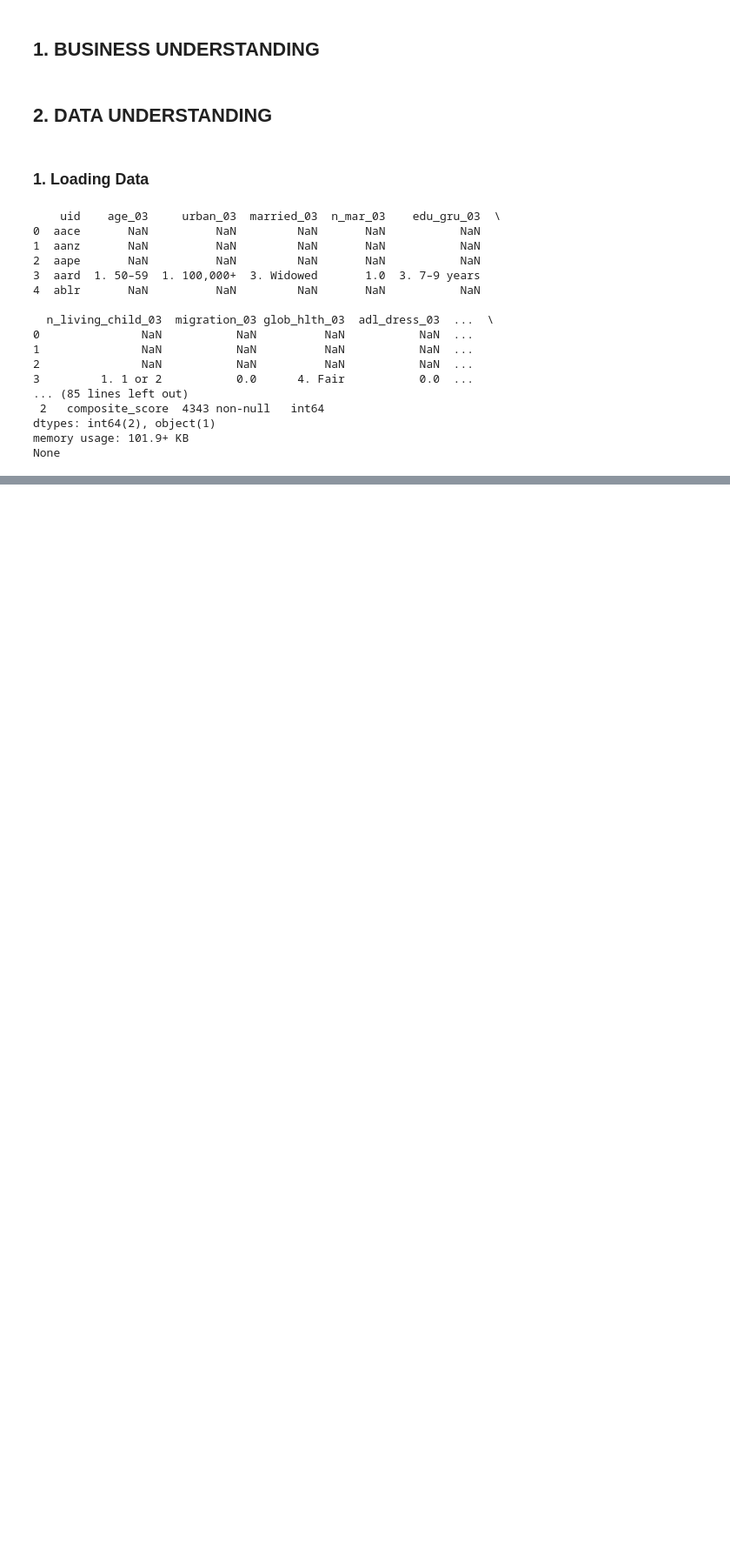
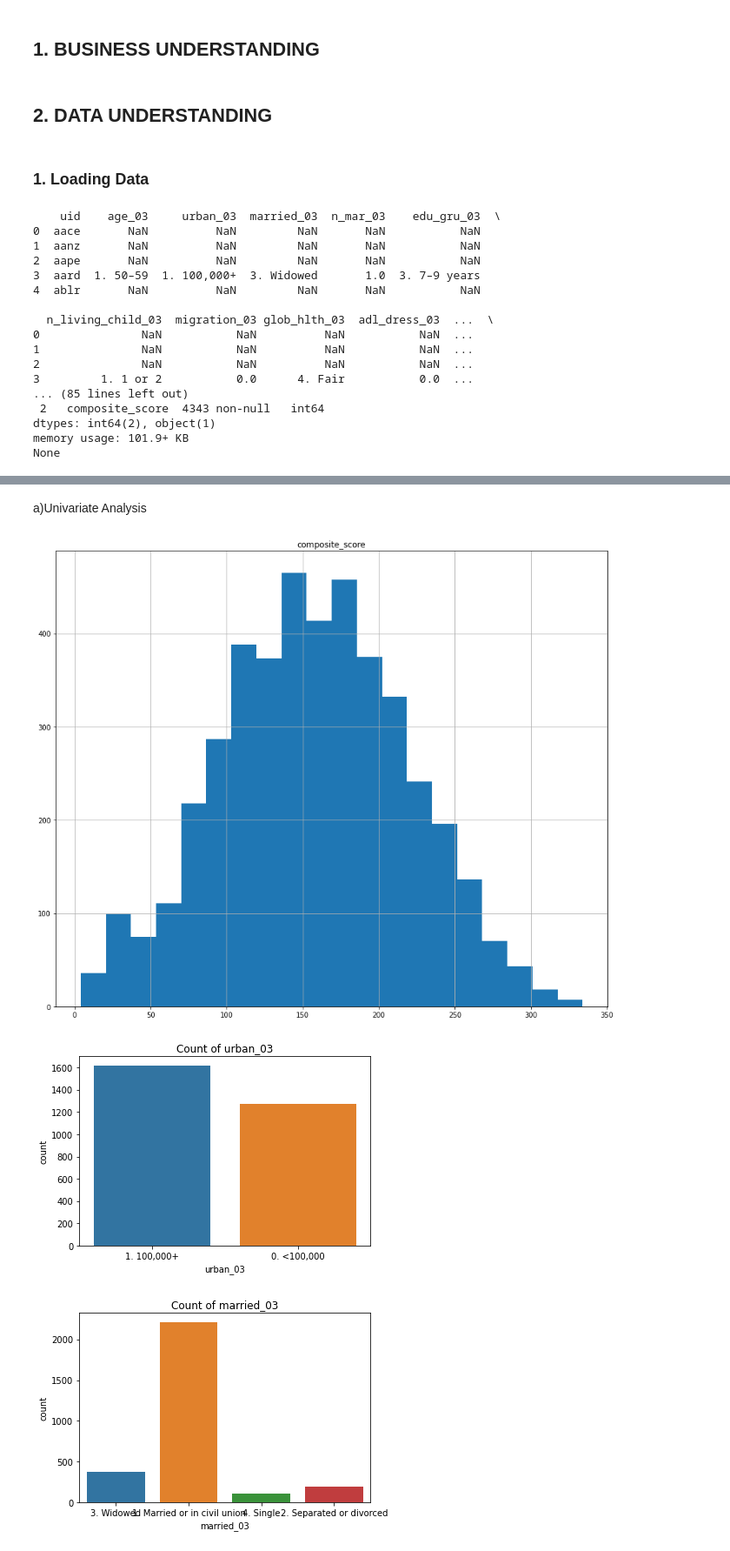
Before and after one commit to geomwangi007/Early-Detection-of-Alzheimer-s-Disease-and-Related-Dementias-Using-Social-Determinants-of-Health, a Jupyter notebook: IPNYBS/Cynthia.ipynb, the cells around one changed output, grey strips where cells are left out. Shown at 87% size. Saved outputs shown, nothing was run; the diff lists cells and outputs as text; code cells hidden in the pictures; blank space fills up the shorter version.

```diff
--- a/IPNYBS/Cynthia.ipynb
+++ b/IPNYBS/Cynthia.ipynb
@@ -630,4 +104,0 @@ data['years_since_2000'] = data['year'] - 2001
-# %%
-
-# Log transform for skewed income feature
-data['log_income'] = np.log1p(data['rinc_pension_12'])  # Adding 1 to avoid log(0)
@@ -640,3 +104,0 @@ data['log_income'] = np.log1p(data['rinc_pension_12'])  # Adding 1 to avoid log(
-# %%
-#Interaction between urban status and income
-data['urban_income'] = data['urban_03'] * data['rinc_pension_12']
@@ -647,3 +104,0 @@ data['urban_income'] = data['urban_03'] * data['rinc_pension_12']
-# %%
-#Aggregating social activity features
-data['social_engagement'] = data[['rsocact_m_12', 'rrelgwk_12']].sum(axis=1)
@@ -654,3 +104,0 @@ data['social_engagement'] = data[['rsocact_m_12', 'rrelgwk_12']].sum(axis=1)
-# %%
-#Binary flag for high education level
-data['high_education'] = (data['edu_gru_03'] > 12).astype(int)  # Assuming 12 years as the threshold
@@ -658,0 +107,20 @@ data['high_education'] = (data['edu_gru_03'] > 12).astype(int)  # Assuming 12 ye
+# %% [markdown]
+a)Univariate Analysis
+# %%
+
+# Univariate analysis of numerical columns (histogram)
+numerical_columns = ['composite_score', 'age_03', 'age_12', 'bmi_03', 'bmi_12']
+data[numerical_columns].hist(figsize=(12, 10), bins=20)
+plt.tight_layout()
+plt.show()
+
+# Univariate analysis of categorical columns (bar chart)
+categorical_columns = ['urban_03', 'married_03', 'edu_gru_03']
+for col in categorical_columns:
+    sns.countplot(data[col])
+    plt.title(f'Count of {col}')
+    plt.show()
+# %% [output]
+[figure, added]
+[figure, added]
+[figure, added]
```
Also changed, not shown: parts of 146 cells of this notebook.
